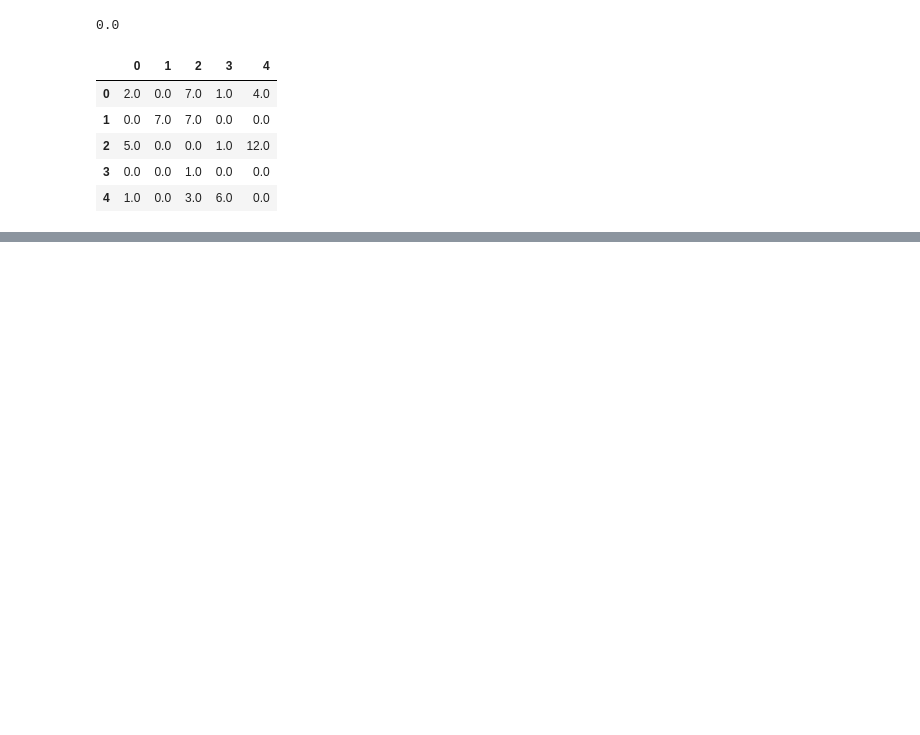
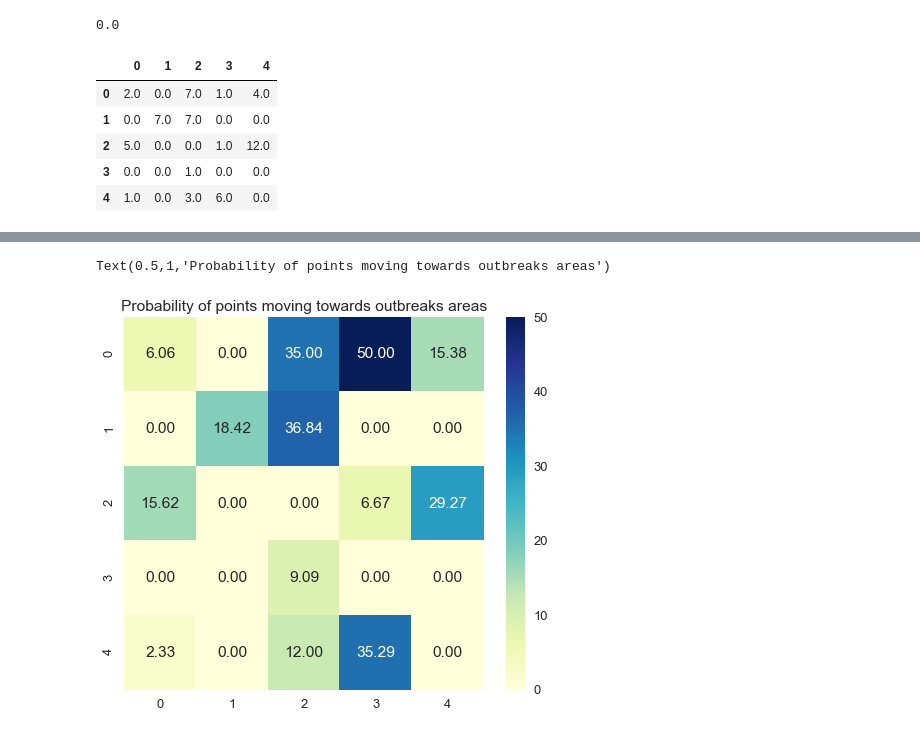
Before and after one commit to QuirkyDataScientist1978/project_dengue_fever, a Jupyter notebook: Final_Project_IP.ipynb, the cells around one changed output, grey strips where cells are left out. Cells and saved outputs as stored; diff of their text form; code cells hidden in the pictures; blank space fills up the shorter version.

```diff
--- a/Final_Project_IP.ipynb
+++ b/Final_Project_IP.ipynb
@@ -1985,0 +1945,3 @@ ax = sns.heatmap(matrix,  annot=True, fmt="d", cmap="YlGnBu")
+# %%
+out = pd.DataFrame(labeledDenormalized.groupby(['coor_1','coor_2'])['beforeOutbreak'].sum()).reset_index()
+out.head()
@@ -1985,0 +1955,4 @@ ax = sns.heatmap(matrix,  annot=True, fmt="d", cmap="YlGnBu")
+# %%
+mergedOutbreaks = pd.merge(total, out, how='left', left_on=['coor_1','coor_2'], right_on = ['coor_1','coor_2'])
+mergedOutbreaks.rename(columns={'beforeOutbreak_x':'Total', 'beforeOutbreak_y':'moveToOutbreak'}, inplace=True)
+mergedOutbreaks.head()
@@ -1985,0 +1966,4 @@ ax = sns.heatmap(matrix,  annot=True, fmt="d", cmap="YlGnBu")
+# %%
+mergedOutbreaks['Percentage'] = np.divide(mergedOutbreaks['moveToOutbreak'],mergedOutbreaks['Total'])
+mergedOutbreaks['Percentage'] = mergedOutbreaks['Percentage'] * 100
+mergedOutbreaks.head()
@@ -1985,0 +1977,5 @@ ax = sns.heatmap(matrix,  annot=True, fmt="d", cmap="YlGnBu")
+# %%
+for i in range(0, len(mergedOutbreaks)):
+    matrix.iloc[int(mergedOutbreaks.iloc[i,0]), int(mergedOutbreaks.iloc[i,1])]=mergedOutbreaks.iloc[i,4]
+matrix = matrix.astype(float)
+matrix
@@ -1985,0 +1989,12 @@ ax = sns.heatmap(matrix,  annot=True, fmt="d", cmap="YlGnBu")
+# %%
+f, (ax3) = plt.subplots(1, figsize=(7, 6), sharex=True)
+
+# Label axes
+p=sns.heatmap(matrix,  annot=True, fmt=".2f", cmap="YlGnBu")
+
+# Finalize the plot
+plt.tight_layout(h_pad=2)
+ax3.set_title('Probability of points moving towards outbreaks areas')
+# %% [output]
+Text(0.5,1,'Probability of points moving towards outbreaks areas')
+[figure, added]
```
Also changed, not shown: parts of 20 cells of this notebook.
